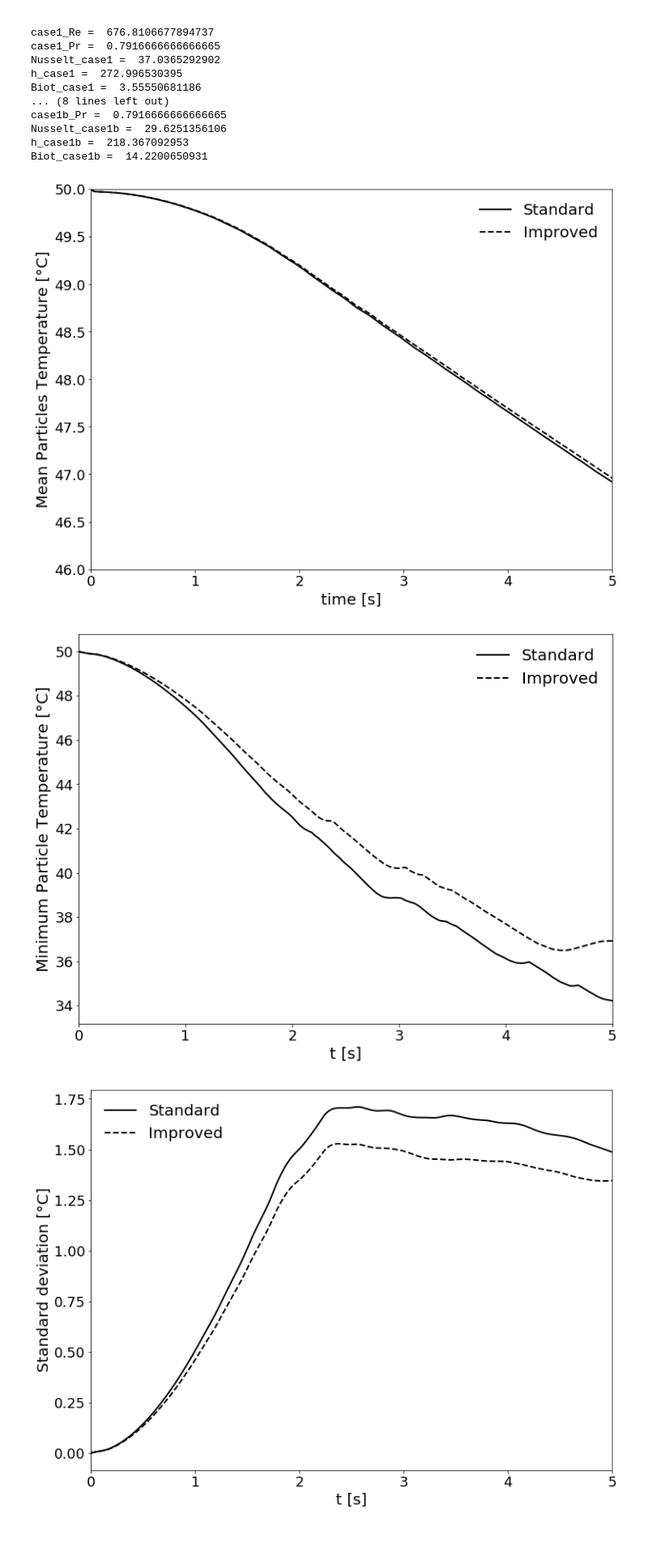
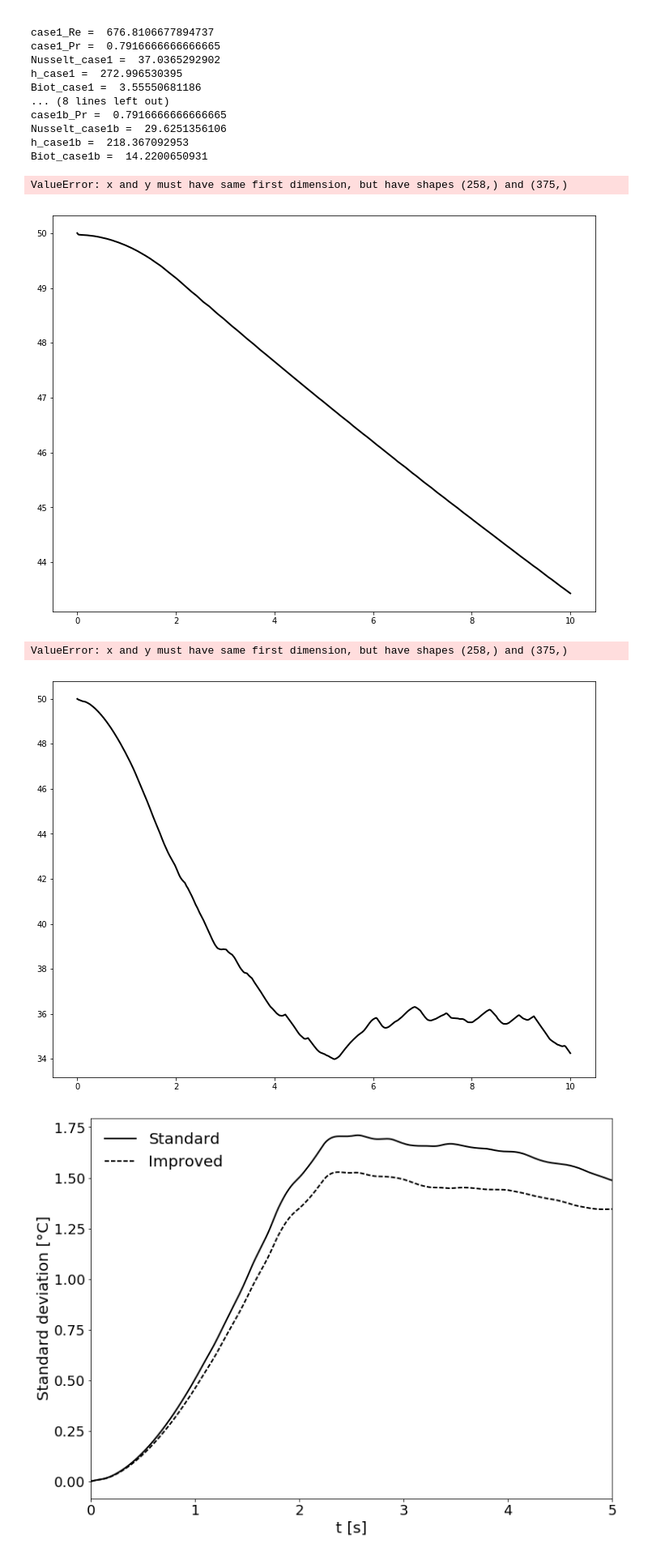
Before and after one commit to lucillalmeida/doutorado-validacoes, a Jupyter notebook: fluidized-bed/bed_temperature.ipynb, the cells around one changed output. Shown at 81% size. Saved outputs shown, nothing was run; the diff lists cells and outputs as text; code cells hidden in the pictures.

```diff
--- a/fluidized-bed/bed_temperature.ipynb
+++ b/fluidized-bed/bed_temperature.ipynb
@@ -184,7 +184,7 @@ Biot_case1b =  14.2200650931
 # %%
 
 plt.plot(time_case1,  temp_case1-273.15, linestyle = "-", color = "black", marker = 'None', linewidth = 2,label = "Standard")
-plt.plot(time_case1i,  temp_case1i-273.15, linestyle = "--", color = "black", marker = 'None', linewidth = 2,label = "Improved")
+plt.plot(time_case1i,  Tavei-273.15, linestyle = "--", color = "black", marker = 'None', linewidth = 2,label = "Improved")
 
 #plt.title("Vertical velocity ", fontsize = 16)
 plt.xlabel("time [s]", fontsize = 20)
@@ -193,29 +193,31 @@ plt.ylabel(" Mean Particles Temperature [\u00B0C] ", fontsize = 20)
 plt.xticks(fontsize = 18)
 plt.yticks(fontsize = 18)
 plt.legend(fontsize = 20, frameon = False, loc = 0)
-plt.xlim(0, 5)
-plt.ylim(46, 50)
+plt.xlim(0, 10)
+#plt.ylim(46, 50)
 plt.savefig("average_bed_temperature.png")
 plt.show()
 # %% [output]
+ValueError: x and y must have same first dimension, but have shapes (258,) and (375,)
-[figure, old version]
+[figure, new version]
 # %%
 plt.plot(time_case1,  temp_min_case1-273.15,  linestyle = "-", color = "black", marker = 'None', linewidth = 2,label = "Standard")
-plt.plot(time_case1i,  temp_min_case1i-273.15,  linestyle = "--", color = "black", marker = 'None', linewidth = 2,label = "Improved")
+plt.plot(time_case1i,  Tmini-273.15,  linestyle = "--", color = "black", marker = 'None', linewidth = 2,label = "Improved")
 
 #plt.title("Vertical velocity ", fontsize = 16)
 plt.xlabel("t [s]", fontsize = 20)
 #plt.ylabel("$ (T_{bed}-T_{f}^0)/(T_{bed}^0-T_{f}^0)$ [ ] ", fontsize = 20)
 plt.ylabel(" Minimum Particle Temperature [\u00B0C] ", fontsize = 20)
 plt.xticks(fontsize = 18)
 plt.yticks(fontsize = 18)
 plt.legend(fontsize = 20, frameon = False, loc = 0)
-plt.xlim(0, 5)
+plt.xlim(0, 10)
 #plt.ylim(300, 323.15)
 plt.savefig("min_bed_temperature.png")
 plt.show()
 # %% [output]
+ValueError: x and y must have same first dimension, but have shapes (258,) and (375,)
-[figure, old version]
+[figure, new version]
 # %%
 plt.plot(time_case1,  sd_case1,  linestyle = "-", color = "black", marker = 'None', linewidth = 2,label = "Standard")
 plt.plot(time_case1i,  sd_case1i,  linestyle = "--", color = "black", marker = 'None', linewidth = 2,label = "Improved")
```
Also changed, not shown: parts of 1 cell of this notebook, 9 other files.
